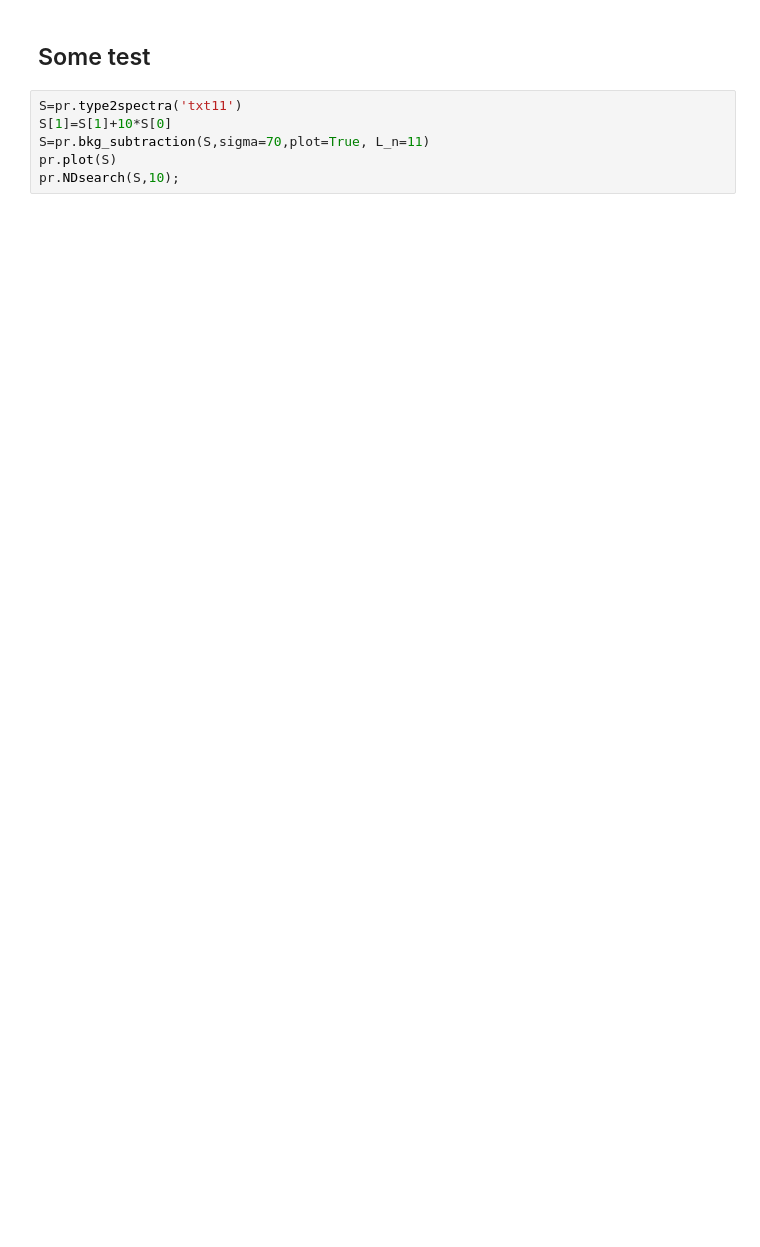
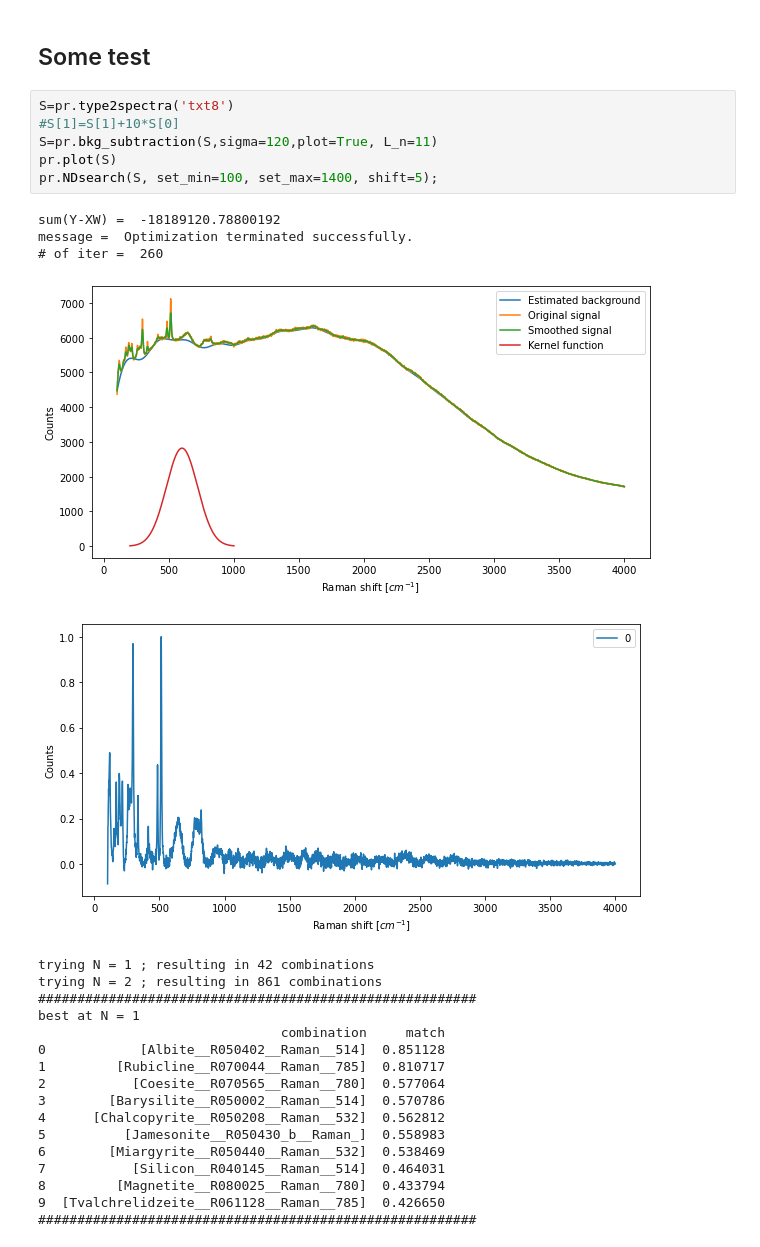
Before and after one commit to FabioBrugnara/pyram, a Jupyter notebook: spectrum_recognition/ND_similarity.ipynb, the cells around one changed output. Cells and saved outputs as stored; diff of their text form; blank space fills up the shorter version.

```diff
--- a/spectrum_recognition/ND_similarity.ipynb
+++ b/spectrum_recognition/ND_similarity.ipynb
@@ -391,8 +449,30 @@ trying N = 2 ; resulting in 55 combinations
 # %% [markdown]
 ## Some test
 # %%
-S=pr.type2spectra('txt11')
-S[1]=S[1]+10*S[0]
-S=pr.bkg_subtraction(S,sigma=70,plot=True, L_n=11)
+S=pr.type2spectra('txt8')
+#S[1]=S[1]+10*S[0]
+S=pr.bkg_subtraction(S,sigma=120,plot=True, L_n=11)
 pr.plot(S)
-pr.NDsearch(S,10);
+pr.NDsearch(S, set_min=100, set_max=1400, shift=5);
+# %% [output]
+sum(Y-XW) =  -18189120.78800192
+message =  Optimization terminated successfully.
+# of iter =  260
+[figure, added]
+[figure, added]
+trying N = 1 ; resulting in 42 combinations
+trying N = 2 ; resulting in 861 combinations
+########################################################
+best at N = 1
+                               combination     match
+0            [Albite__R050402__Raman__514]  0.851128
+1         [Rubicline__R070044__Raman__785]  0.810717
+2           [Coesite__R070565__Raman__780]  0.577064
+3        [Barysilite__R050002__Raman__514]  0.570786
+4      [Chalcopyrite__R050208__Raman__532]  0.562812
+5          [Jamesonite__R050430_b__Raman_]  0.558983
+6        [Miargyrite__R050440__Raman__532]  0.538469
+7           [Silicon__R040145__Raman__514]  0.464031
+8         [Magnetite__R080025__Raman__780]  0.433794
+9  [Tvalchrelidzeite__R061128__Raman__785]  0.426650
+########################################################
```
Also changed, not shown: parts of 7 cells of this notebook, 1 other file.
